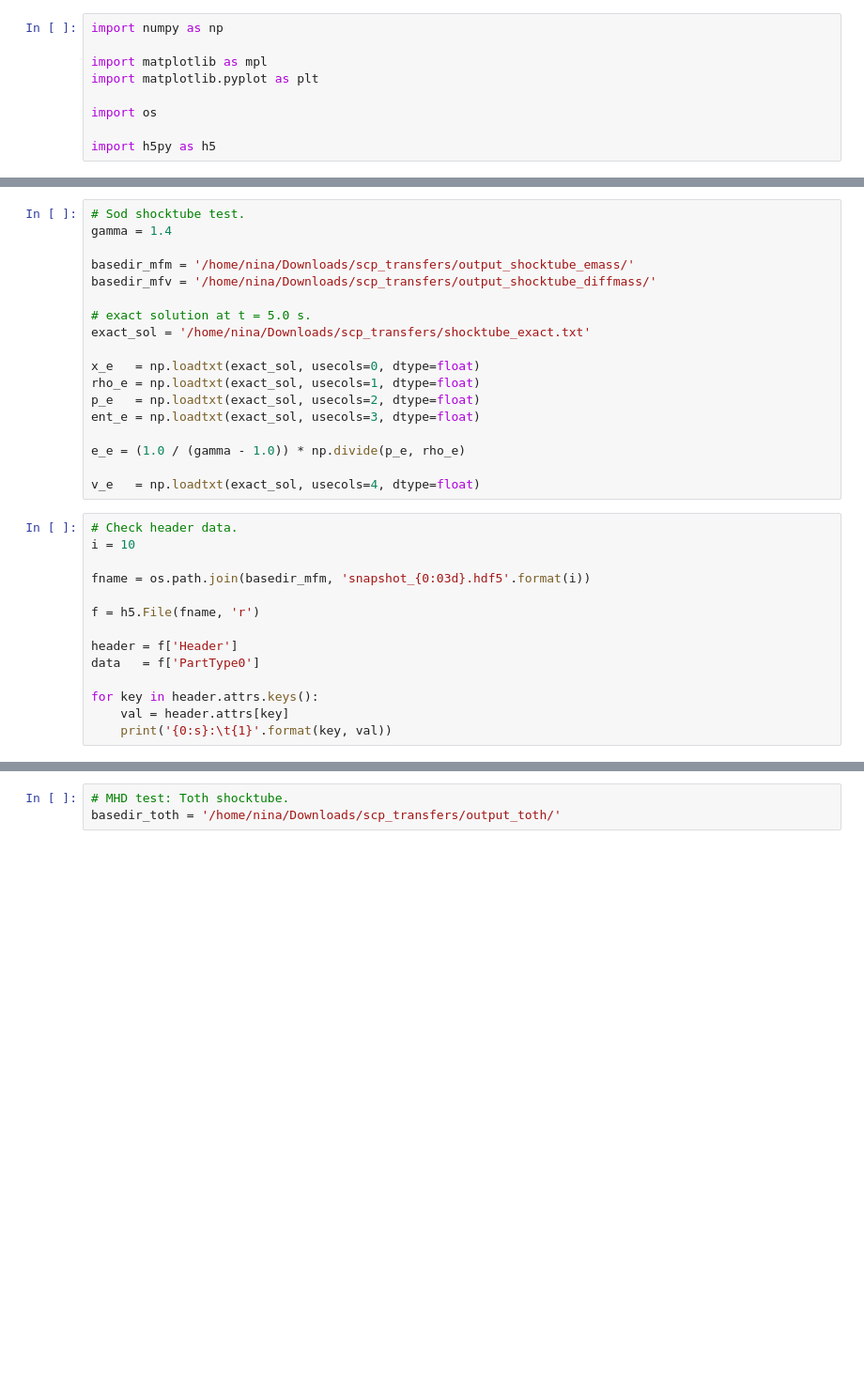
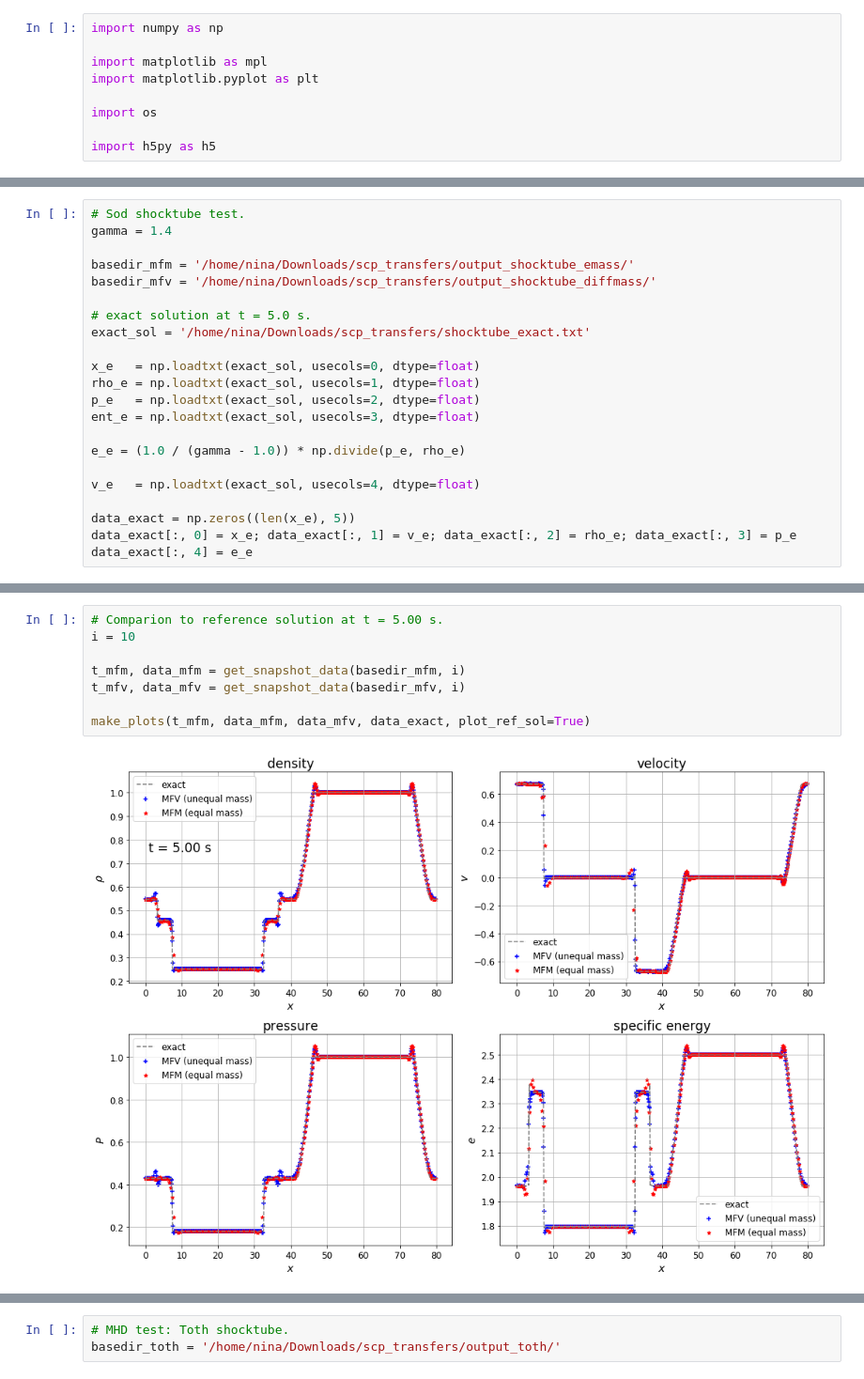
Before and after one commit to nina-af/ast-381-hw, a Jupyter notebook: hw_06/HW_6_Gizmo_Problem_2.ipynb, the cells around one changed output, grey strips where cells are left out. Shown at 94% size. Drawn from its saved outputs; the diff is of its cells as text; blank space fills up the shorter version.

```diff
--- a/hw_06/HW_6_Gizmo_Problem_2.ipynb
+++ b/hw_06/HW_6_Gizmo_Problem_2.ipynb
@@ -25,17 +27,7 @@ ent_e = np.loadtxt(exact_sol, usecols=3, dtype=float)
 e_e = (1.0 / (gamma - 1.0)) * np.divide(p_e, rho_e)
 
 v_e   = np.loadtxt(exact_sol, usecols=4, dtype=float)
+
+data_exact = np.zeros((len(x_e), 5))
+data_exact[:, 0] = x_e; data_exact[:, 1] = v_e; data_exact[:, 2] = rho_e; data_exact[:, 3] = p_e
+data_exact[:, 4] = e_e
-# %%
-# Check header data.
-i = 10
-
-fname = os.path.join(basedir_mfm, 'snapshot_{0:03d}.hdf5'.format(i))
-
-f = h5.File(fname, 'r')
-
-header = f['Header']
-data   = f['PartType0']
-
-for key in header.attrs.keys():
-    val = header.attrs[key]
-    print('{0:s}:\t{1}'.format(key, val))
@@ -132,0 +118,10 @@ Shock front is more broad with MFM - resolution is higher at shock front with MF
+# %%
+# Comparion to reference solution at t = 5.00 s.
+i = 10
+
+t_mfm, data_mfm = get_snapshot_data(basedir_mfm, i)
+t_mfv, data_mfv = get_snapshot_data(basedir_mfv, i)
+
+make_plots(t_mfm, data_mfm, data_mfv, data_exact, plot_ref_sol=True)
+# %% [output]
+[figure, added]
```
Also changed, not shown: parts of 12 cells of this notebook, 1 other file.
